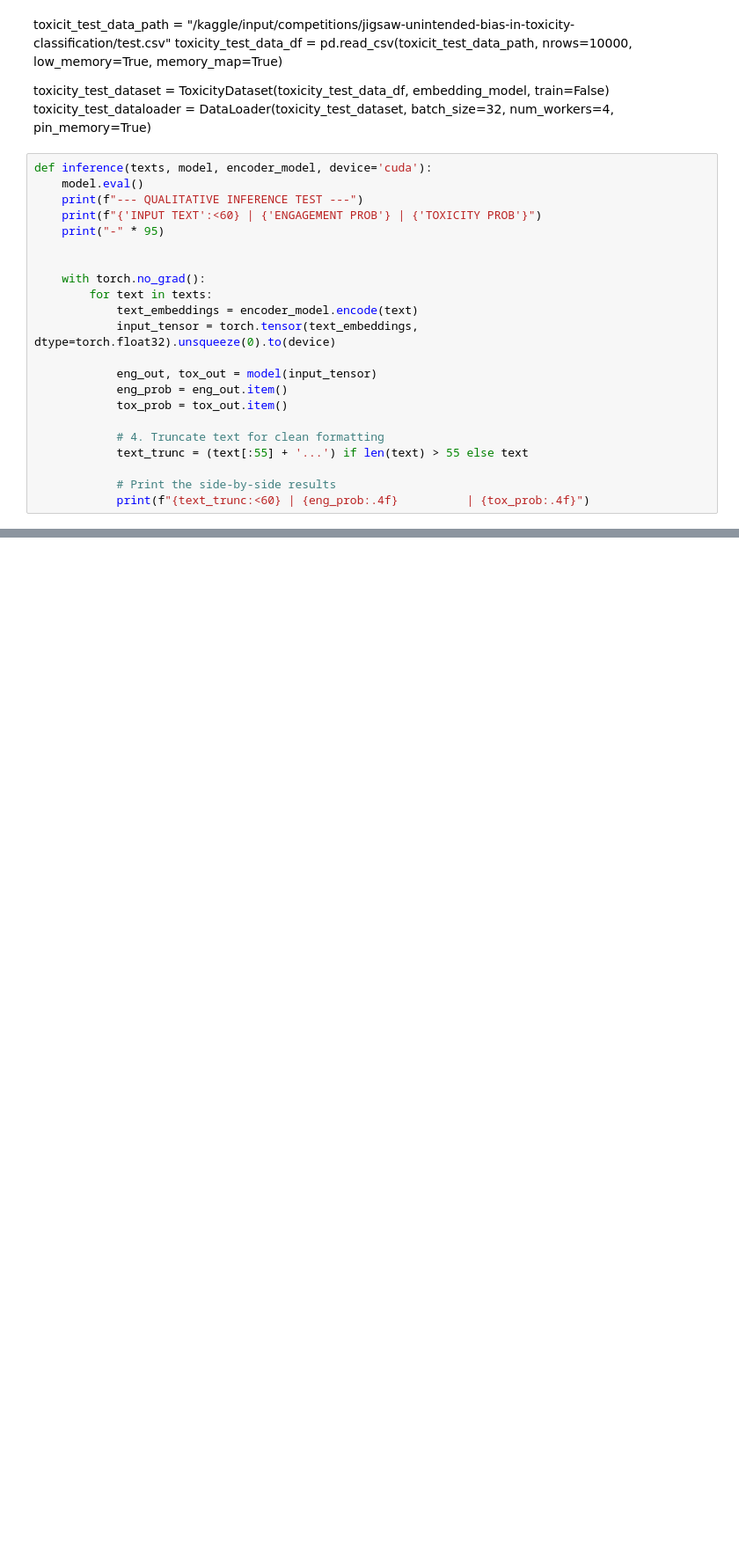
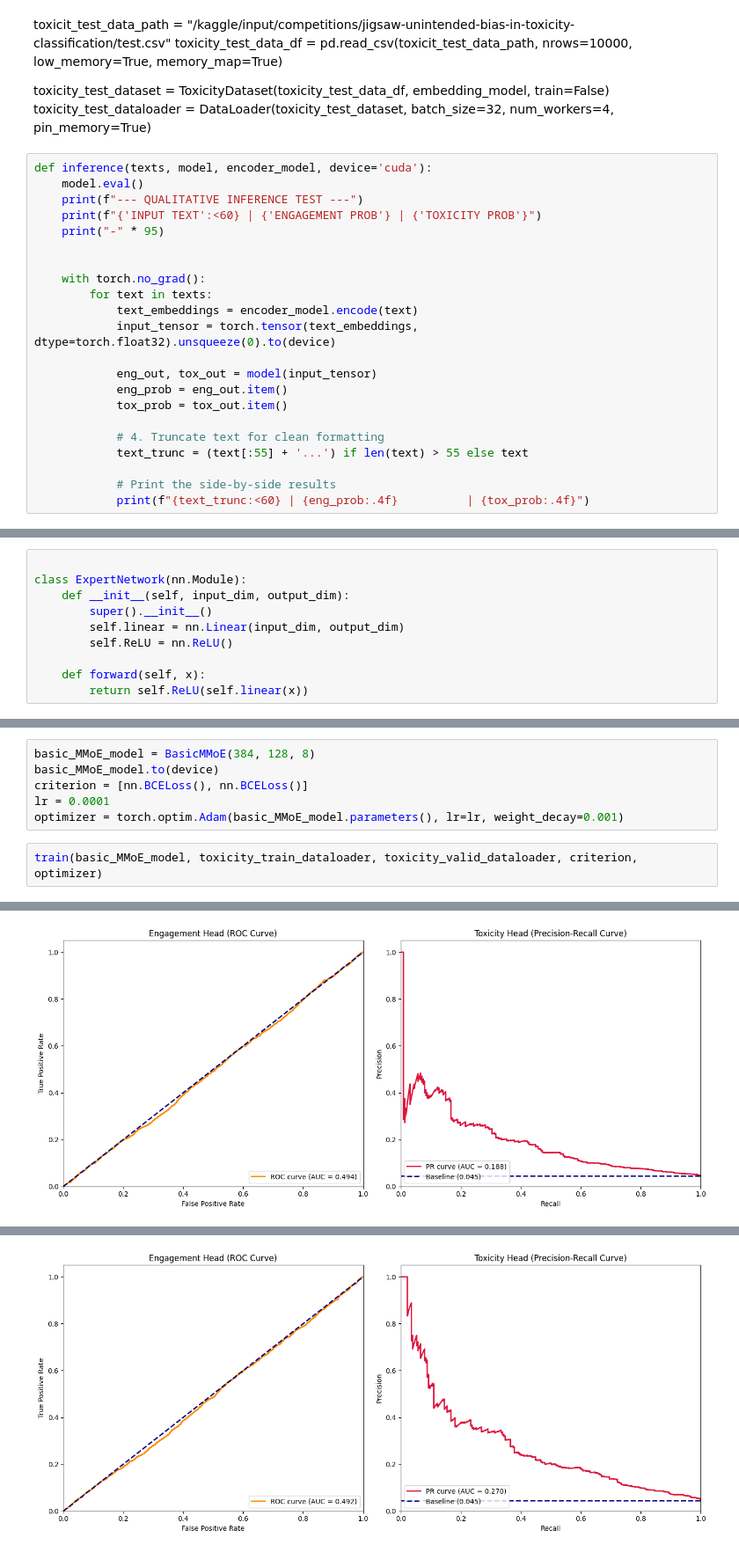
Before and after one commit to Ranvirsv/Advance_Multi_Task_Learning, a Jupyter notebook: Notebooks/Multi-Task Learning Notebook.ipynb, the cells around one changed output, grey strips where cells are left out. Shown at 88% size. Cells and saved outputs as stored; diff of their text form; blank space fills up the shorter version.

```diff
--- a/Notebooks/Multi-Task Learning Notebook.ipynb
+++ b/Notebooks/Multi-Task Learning Notebook.ipynb
@@ -430,0 +439,10 @@ I genuinely loved this movie, the cinematography was be...   | 0.5102          |
+# %%
+
+class ExpertNetwork(nn.Module):
+    def __init__(self, input_dim, output_dim):
+        super().__init__()
+        self.linear = nn.Linear(input_dim, output_dim)
+        self.ReLU = nn.ReLU()
+
+    def forward(self, x):
+        return self.ReLU(self.linear(x))
@@ -430,0 +607,9 @@ I genuinely loved this movie, the cinematography was be...   | 0.5102          |
+# %%
+basic_MMoE_model = BasicMMoE(384, 128, 8)
+basic_MMoE_model.to(device)
+criterion = [nn.BCELoss(), nn.BCELoss()]
+lr = 0.0001
+optimizer = torch.optim.Adam(basic_MMoE_model.parameters(), lr=lr, weight_decay=0.001)
+# %%
+train(basic_MMoE_model, toxicity_train_dataloader, toxicity_valid_dataloader, criterion, optimizer)
+# %% [output]
@@ -430,0 +625 @@ I genuinely loved this movie, the cinematography was be...   | 0.5102          |
+[figure, added]
@@ -430,0 +637 @@ I genuinely loved this movie, the cinematography was be...   | 0.5102          |
+[figure, added]
```
Also changed, not shown: parts of 20 cells of this notebook, 10 other files.
